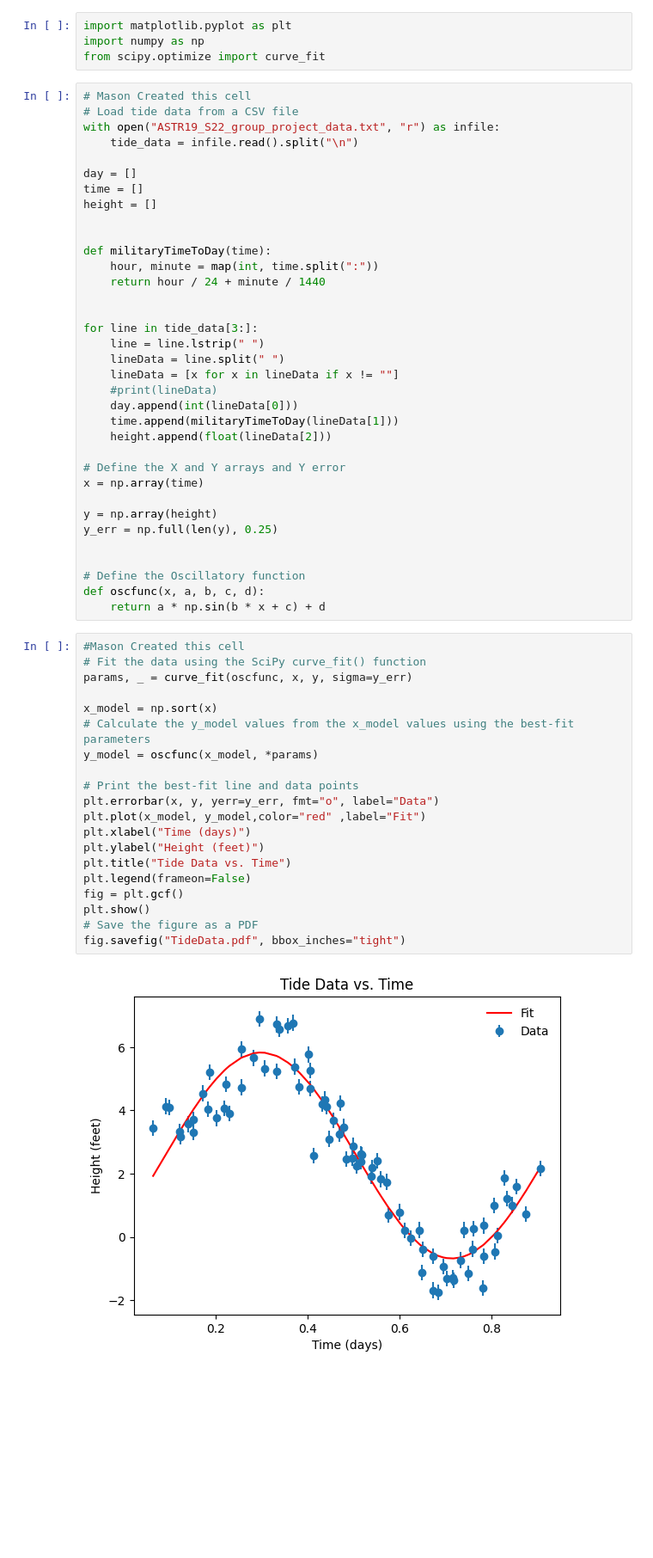
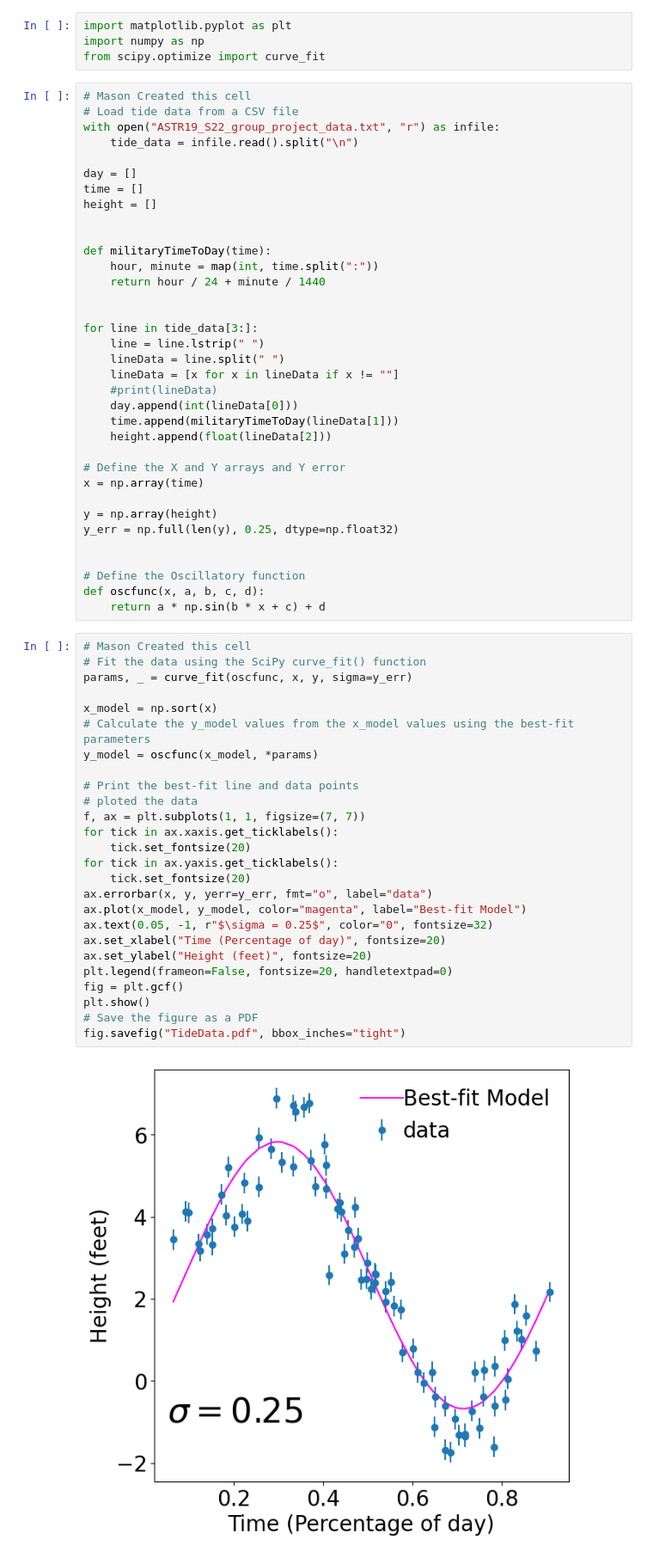
Before and after one commit to omrynskyi/GroupProject_ASTR19, a Jupyter notebook: GroupProject.ipynb, the cells around one changed output. Shown at 86% size. Saved outputs shown, nothing was run; the diff lists cells and outputs as text; blank space fills up the shorter version.

```diff
--- a/GroupProject.ipynb
+++ b/GroupProject.ipynb
@@ -50,31 +50,37 @@ for line in tide_data[3:]:
 x = np.array(time)
 
 y = np.array(height)
-y_err = np.full(len(y), 0.25)
+y_err = np.full(len(y), 0.25, dtype=np.float32)
 
 
 # Define the Oscillatory function
 def oscfunc(x, a, b, c, d):
     return a * np.sin(b * x + c) + d
 # %%
-#Mason Created this cell
+# Mason Created this cell
 # Fit the data using the SciPy curve_fit() function
 params, _ = curve_fit(oscfunc, x, y, sigma=y_err)
 
 x_model = np.sort(x)
 # Calculate the y_model values from the x_model values using the best-fit parameters
 y_model = oscfunc(x_model, *params)
 
 # Print the best-fit line and data points
-plt.errorbar(x, y, yerr=y_err, fmt="o", label="Data")
-plt.plot(x_model, y_model,color="red" ,label="Fit")
-plt.xlabel("Time (days)")
-plt.ylabel("Height (feet)")
-plt.title("Tide Data vs. Time")
-plt.legend(frameon=False)
+# ploted the data
+f, ax = plt.subplots(1, 1, figsize=(7, 7))
+for tick in ax.xaxis.get_ticklabels():
+    tick.set_fontsize(20)
+for tick in ax.yaxis.get_ticklabels():
+    tick.set_fontsize(20)
+ax.errorbar(x, y, yerr=y_err, fmt="o", label="data")
+ax.plot(x_model, y_model, color="magenta", label="Best-fit Model")
+ax.text(0.05, -1, r"$\sigma = 0.25$", color="0", fontsize=32)
+ax.set_xlabel("Time (Percentage of day)", fontsize=20)
+ax.set_ylabel("Height (feet)", fontsize=20)
+plt.legend(frameon=False, fontsize=20, handletextpad=0)
 fig = plt.gcf()
 plt.show()
 # Save the figure as a PDF
 fig.savefig("TideData.pdf", bbox_inches="tight")
 # %% [output]
-[figure, old version]
+[figure, new version]
```
Also changed, not shown: parts of 4 cells of this notebook, 2 other files.
